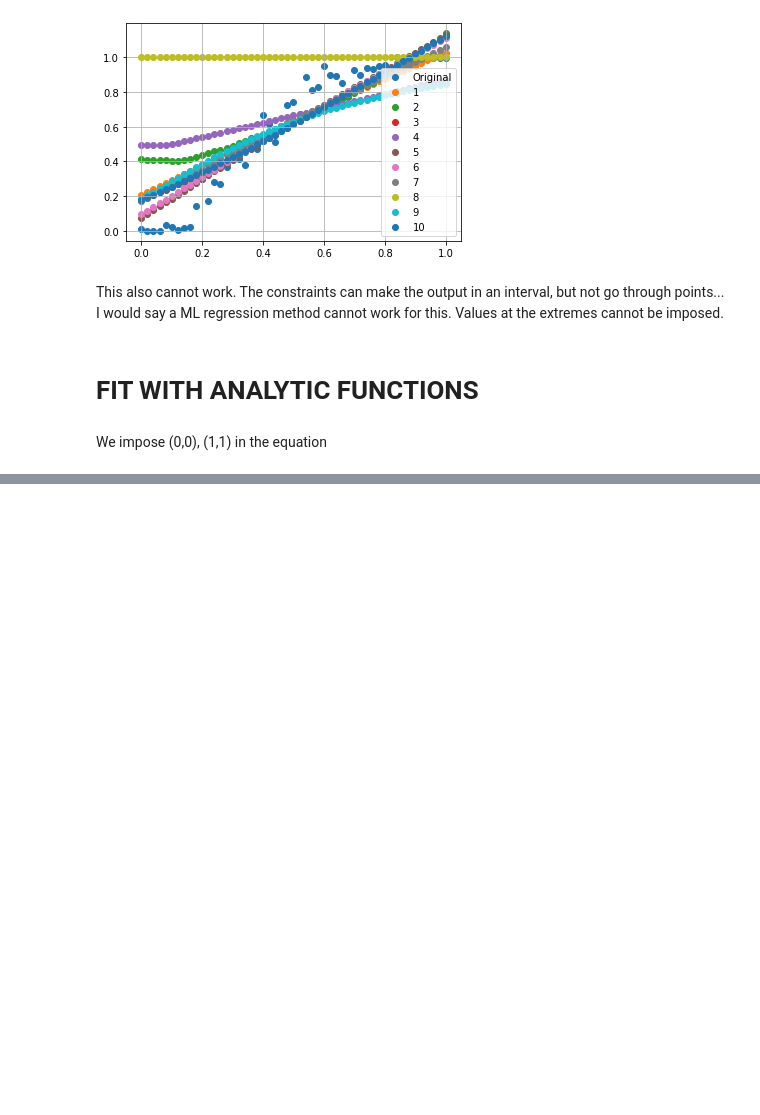
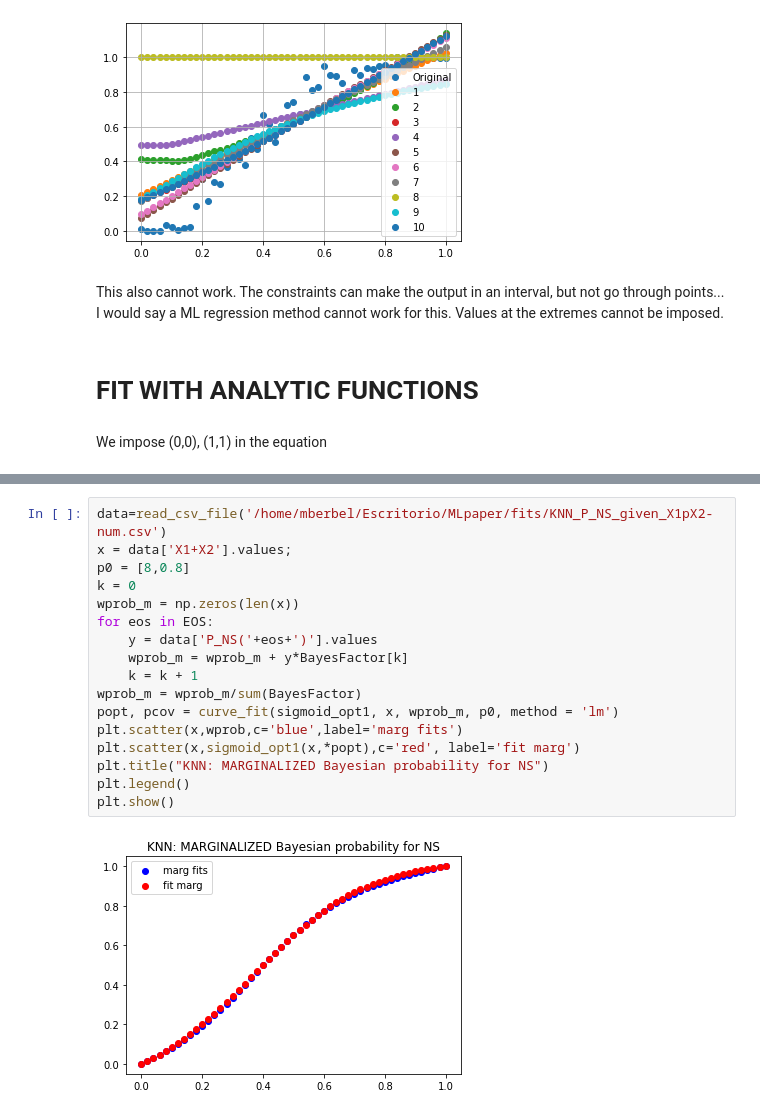
Before and after one commit to PhoenixBirdCreations/IPAM2021_ML, a Jupyter notebook: algo/BayesianProbs/FitCurves.ipynb, the cells around one changed output, grey strips where cells are left out. Drawn from its saved outputs; the diff is of its cells as text; blank space fills up the shorter version.

```diff
--- a/algo/BayesianProbs/FitCurves.ipynb
+++ b/algo/BayesianProbs/FitCurves.ipynb
@@ -300,0 +344,19 @@ We impose (0,0), (1,1) in the equation
+# %%
+data=read_csv_file('/home/mberbel/Escritorio/MLpaper/fits/KNN_P_NS_given_X1pX2-num.csv')
+x = data['X1+X2'].values;
+p0 = [8,0.8]
+k = 0
+wprob_m = np.zeros(len(x))
+for eos in EOS:
+    y = data['P_NS('+eos+')'].values
+    wprob_m = wprob_m + y*BayesFactor[k]
+    k = k + 1
+wprob_m = wprob_m/sum(BayesFactor)
+popt, pcov = curve_fit(sigmoid_opt1, x, wprob_m, p0, method = 'lm')
+plt.scatter(x,wprob,c='blue',label='marg fits')
+plt.scatter(x,sigmoid_opt1(x,*popt),c='red', label='fit marg')
+plt.title("KNN: MARGINALIZED Bayesian probability for NS")
+plt.legend()
+plt.show()
+# %% [output]
+[figure, added]
```
Also changed, not shown: parts of 8 cells of this notebook.
